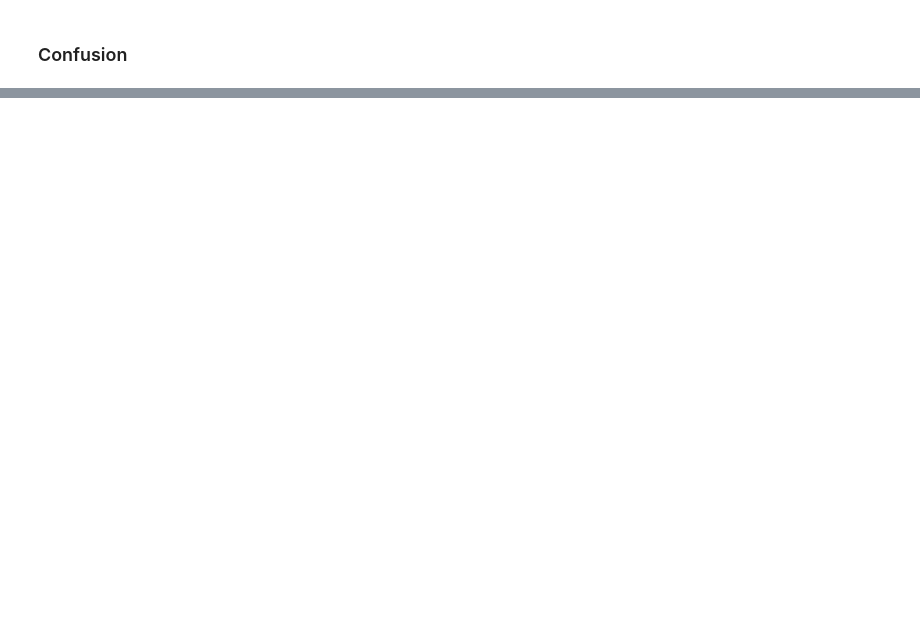
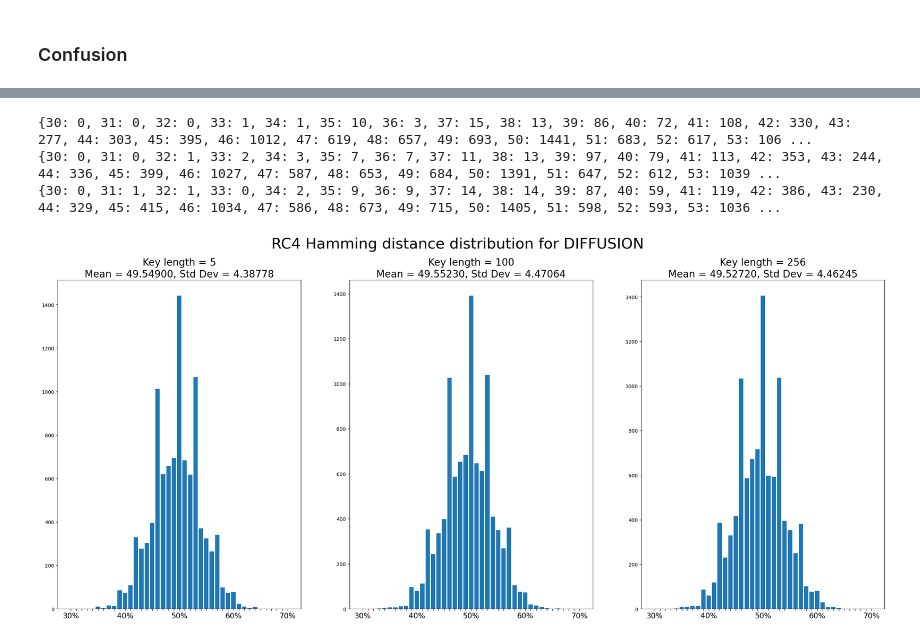
Before and after one commit to LBellini13/Elements-of-Applied-Data-Security, a Jupyter notebook: Block Ciphers/CipherCrafters.ipynb, the cells around one changed output, grey strips where cells are left out. Cells and saved outputs as stored; diff of their text form; code cells hidden in the pictures; blank space fills up the shorter version.

```diff
--- a/Block Ciphers/CipherCrafters.ipynb
+++ b/Block Ciphers/CipherCrafters.ipynb
@@ -289,0 +331,53 @@ b'hello world!'
+# %%
+iterations = 10000
+
+# Test using 3 different key lengths and 2 different drops
+RC4_key_lengths = [5, 100, 256]
+drop = 3072
+
+fig, axs = plt.subplots(1, len(RC4_key_lengths), figsize=(30, 12))
+fig.suptitle('RC4 Hamming distance distribution for DIFFUSION', fontsize=30)
+for idx, length in enumerate(RC4_key_lengths):
+    # Generate random key of 16, 24 or 32 bytes
+    key = np.random.bytes(length)
+    # Instantiate RC4 cipher
+    rc4 = RC4(key, drop)
+    # Generate a random 50 bytes plaintext
+    ref_plaintext = np.random.bytes(16)
+    # Encrypt the plaintext
+    ref_ciphertext = bytearray(rc4.encrypt(ref_plaintext))
+
+    # Compute the list of hamming distances (as %) comparing the original
+    # ciphertext with the ones obtained flipping a random bit in the plaintext
+    dist = mcs_diffusion(rc4, ref_plaintext, ref_ciphertext, iterations)
+
+    # Dictionary for the hamming distance distribution
+    diff_dict = {i: 0 for i in range(30, 71)}
+
+    # Count how many outcomes per percentage
+    for value in dist:
+        for i in range(30, 71):
+            if i <= value < i + 1:
+                diff_dict[i] += 1
+                break
+
+    print(diff_dict)
+
+    # Compute mean and standard deviation of the distribution
+    mean = np.average(list(diff_dict.keys()), weights=list(diff_dict.values()))
+    std = np.sqrt(np.average((list(diff_dict.keys())-mean)**2, weights=list(diff_dict.values())))
+
+    axs[idx].bar(diff_dict.keys(), diff_dict.values())
+    axs[idx].set_title(f'Key length = {length}\nMean = {mean:.5f}, Std Dev = {std:.5f}', fontsize=20)
+    # Show only 30%, 40%, 50%, 60%, 70% x labels
+    axs[idx].set_xticks(list(diff_dict.keys()))
+    axs[idx].set_xticklabels(['' if label not in [30, 40, 50, 60, 70]
+                              else f'{label}%' for label in list(diff_dict.keys())], fontsize=15)
+
+
+plt.show()
+# %% [output]
+{30: 0, 31: 0, 32: 0, 33: 1, 34: 1, 35: 10, 36: 3, 37: 15, 38: 13, 39: 86, 40: 72, 41: 108, 42: 330, 43: 277, 44: 303, 45: 395, 46: 1012, 47: 619, 48: 657, 49: 693, 50: 1441, 51: 683, 52: 617, 53: 106 ...
+{30: 0, 31: 0, 32: 1, 33: 2, 34: 3, 35: 7, 36: 7, 37: 11, 38: 13, 39: 97, 40: 79, 41: 113, 42: 353, 43: 244, 44: 336, 45: 399, 46: 1027, 47: 587, 48: 653, 49: 684, 50: 1391, 51: 647, 52: 612, 53: 1039 ...
+{30: 0, 31: 1, 32: 1, 33: 0, 34: 2, 35: 9, 36: 9, 37: 14, 38: 14, 39: 87, 40: 59, 41: 119, 42: 386, 43: 230, 44: 329, 45: 415, 46: 1034, 47: 586, 48: 673, 49: 715, 50: 1405, 51: 598, 52: 593, 53: 1036 ...
+[figure, added]
```
Also changed, not shown: parts of 12 cells of this notebook, 6 other files.
